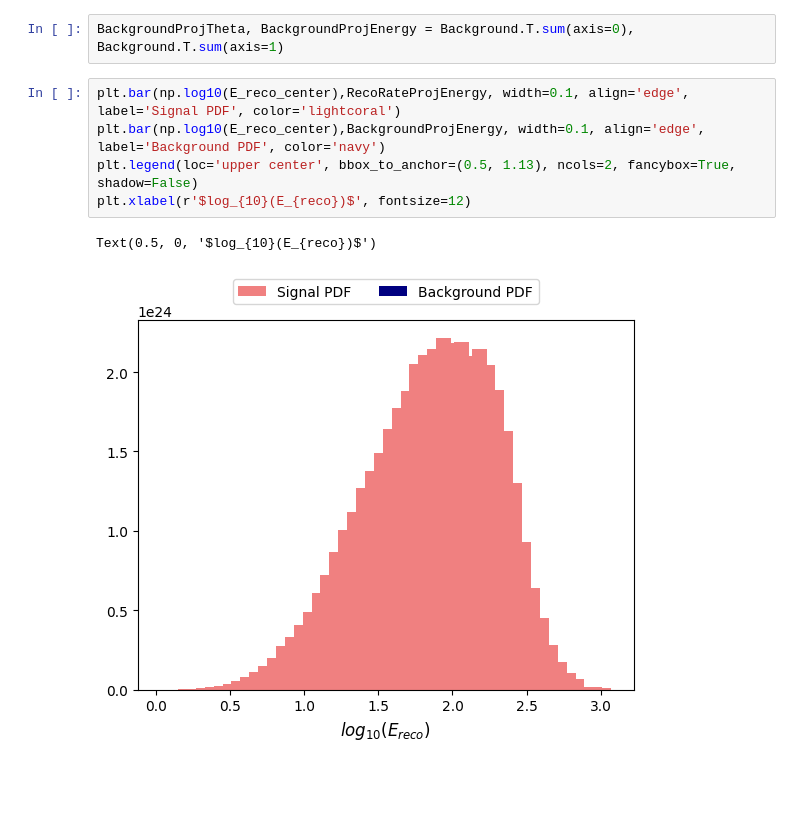
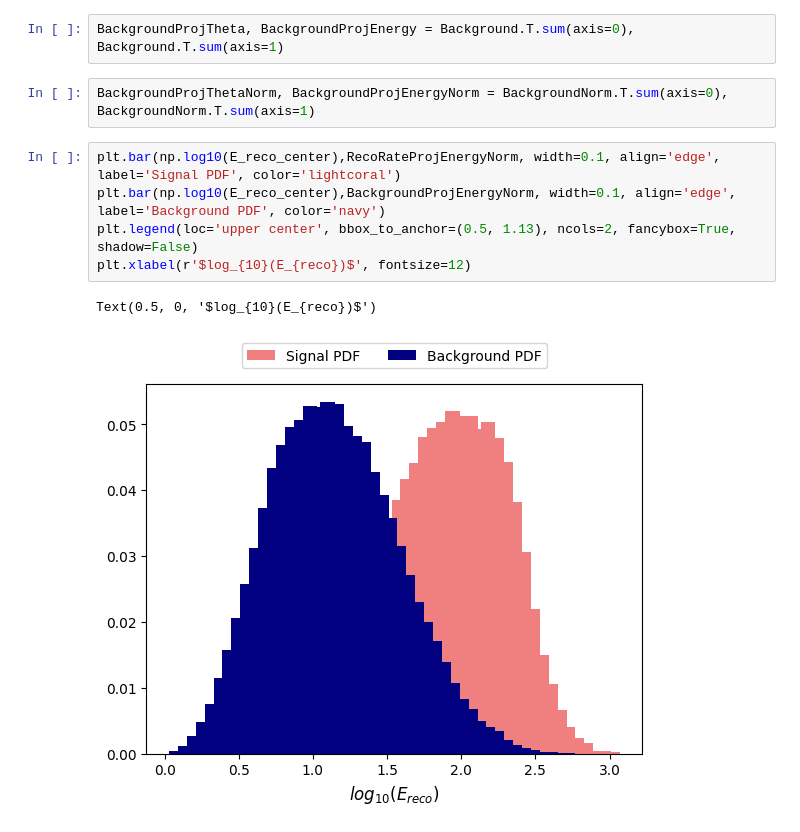
Before and after one commit to danaevld/IceCube, a Jupyter notebook: DisplayPDFs.ipynb, the cells around one changed output. Drawn from its saved outputs; the diff is of its cells as text; blank space fills up the shorter version.

```diff
--- a/DisplayPDFs.ipynb
+++ b/DisplayPDFs.ipynb
@@ -52,12 +52,14 @@ plot_projections(Background,(Reco_theta_edges, Reco_mass_edges) ,'$\psi_{reco}$
 [figure]
 # %%
 BackgroundProjTheta, BackgroundProjEnergy = Background.T.sum(axis=0), Background.T.sum(axis=1)
+# %%
+BackgroundProjThetaNorm, BackgroundProjEnergyNorm = BackgroundNorm.T.sum(axis=0), BackgroundNorm.T.sum(axis=1)
 # %%
-plt.bar(np.log10(E_reco_center),RecoRateProjEnergy, width=0.1, align='edge', label='Signal PDF', color='lightcoral')
-plt.bar(np.log10(E_reco_center),BackgroundProjEnergy, width=0.1, align='edge', label='Background PDF', color='navy')
+plt.bar(np.log10(E_reco_center),RecoRateProjEnergyNorm, width=0.1, align='edge', label='Signal PDF', color='lightcoral')
+plt.bar(np.log10(E_reco_center),BackgroundProjEnergyNorm, width=0.1, align='edge', label='Background PDF', color='navy')
 plt.legend(loc='upper center', bbox_to_anchor=(0.5, 1.13), ncols=2, fancybox=True, shadow=False)
 plt.xlabel(r'$log_{10}(E_{reco})$', fontsize=12)
 # %% [output]
 Text(0.5, 0, '$log_{10}(E_{reco})$')
-[figure, old version]
+[figure, new version]
 # %%
```
Also changed, not shown: parts of 1 cell of this notebook.
